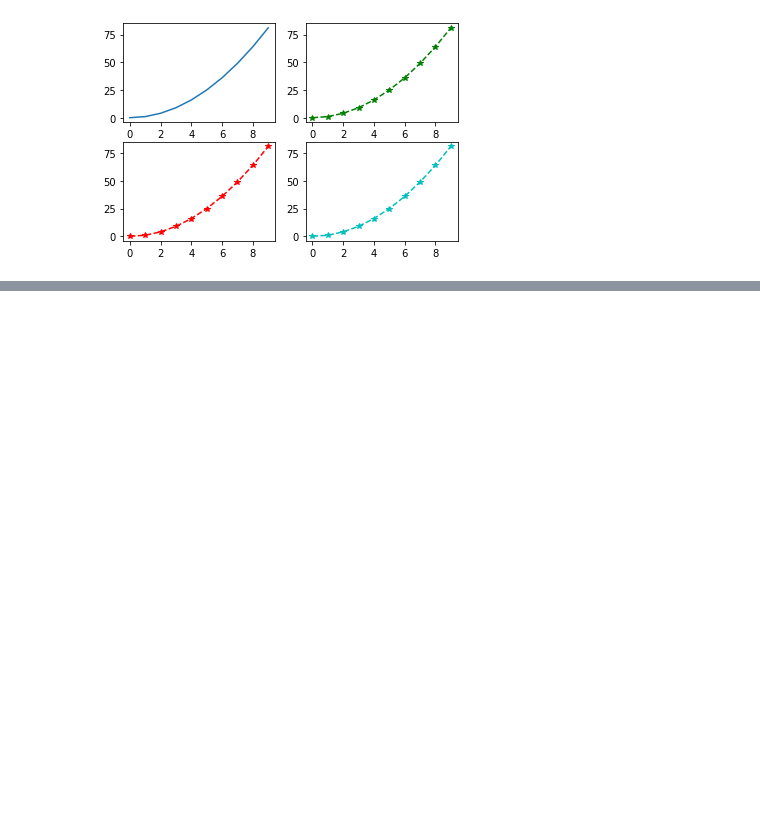
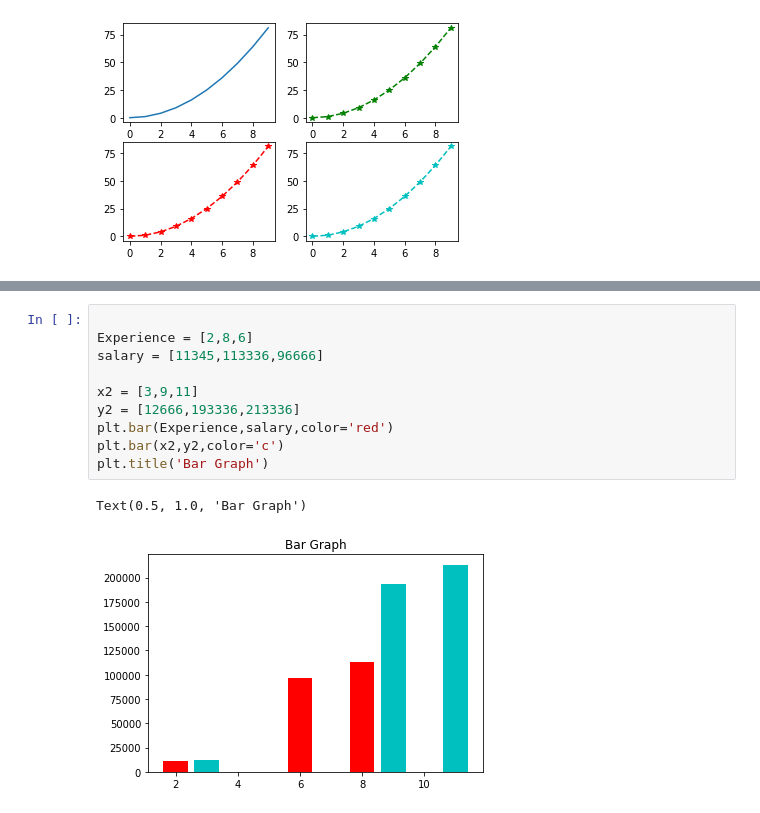
Before and after one commit to ashish7406/PythonExcercise, a Jupyter notebook: Matplotlib.ipynb, the cells around one changed output, grey strips where cells are left out. Saved outputs shown, nothing was run; the diff lists cells and outputs as text; blank space fills up the shorter version.

```diff
--- a/Matplotlib.ipynb
+++ b/Matplotlib.ipynb
@@ -46,0 +100,13 @@ plt.plot(x,y,'c*--')
+# %%
+
+Experience = [2,8,6]
+salary = [11345,113336,96666]
+
+x2 = [3,9,11]
+y2 = [12666,193336,213336]
+plt.bar(Experience,salary,color='red')
+plt.bar(x2,y2,color='c')
+plt.title('Bar Graph')
+# %% [output]
+Text(0.5, 1.0, 'Bar Graph')
+[figure, added]
```
Also changed, not shown: parts of 7 cells of this notebook.
